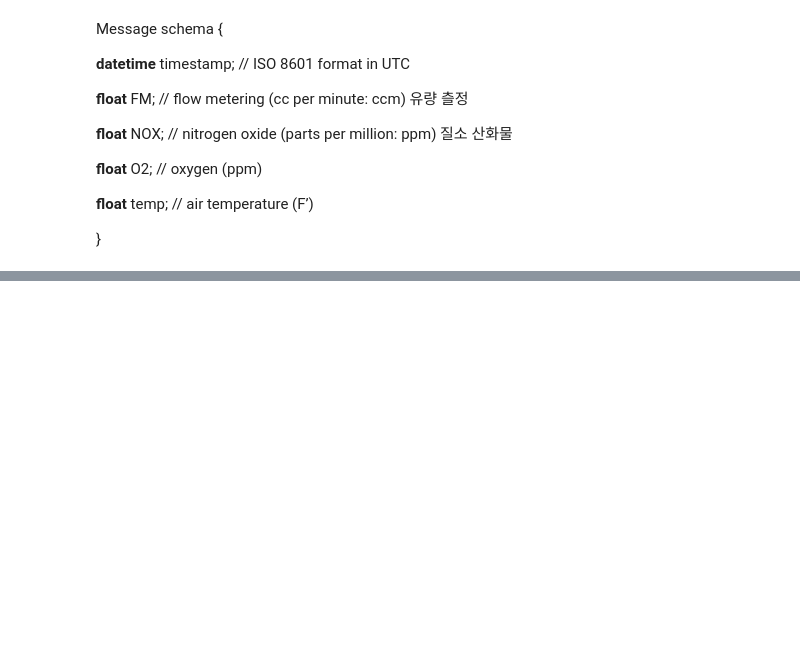
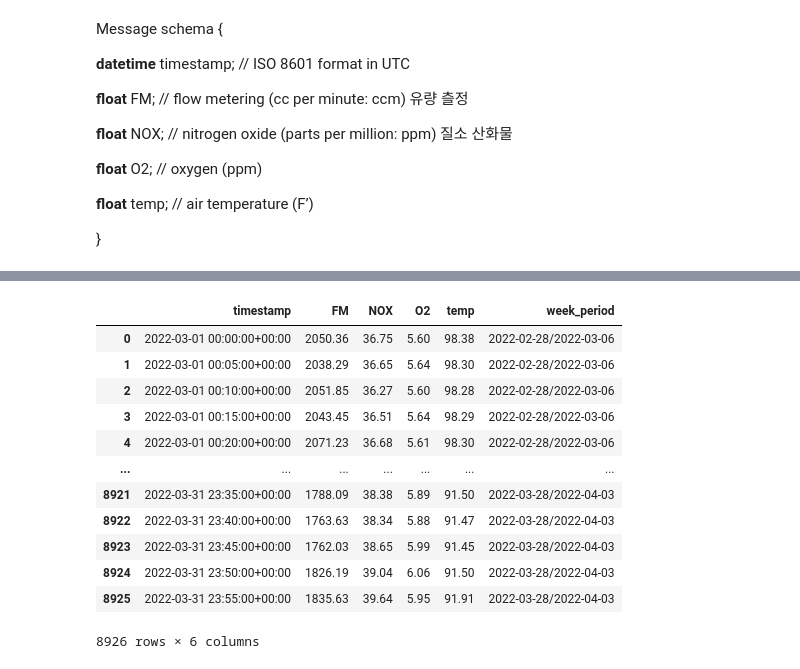
Before and after one commit to qor6/DataProcessing, a Jupyter notebook: BigDataAnalyze_donga/2.factory_air_pollution.ipynb, the cells around one changed output, grey strips where cells are left out. Cells and saved outputs as stored; diff of their text form; code cells hidden in the pictures; blank space fills up the shorter version.

```diff
--- a/BigDataAnalyze_donga/2.factory_air_pollution.ipynb
+++ b/BigDataAnalyze_donga/2.factory_air_pollution.ipynb
@@ -122,0 +143,3 @@ dtype: int64
+# %%
+df['timestamp'] = pd.to_datetime(df['timestamp'])
+df['timestamp']
@@ -122,0 +159,3 @@ dtype: int64
+# %%
+# 'timestamp' 열을 7일 간격의 period로 변환하여 새로운 열 'week_period'에 저장
+df['week_period'] = df['timestamp'].dt.to_period('W')
@@ -122,0 +218,16 @@ dtype: int64
+# %%
+df
+# %% [output]
+|  | timestamp | FM | NOX | O2 | temp | week_period |
+| 0 | 2022-03-01 00:00:00+00:00 | 2050.36 | 36.75 | 5.60 | 98.38 | 2022-02-28/2022-03-06 |
+| 1 | 2022-03-01 00:05:00+00:00 | 2038.29 | 36.65 | 5.64 | 98.30 | 2022-02-28/2022-03-06 |
+| 2 | 2022-03-01 00:10:00+00:00 | 2051.85 | 36.27 | 5.60 | 98.28 | 2022-02-28/2022-03-06 |
+| 3 | 2022-03-01 00:15:00+00:00 | 2043.45 | 36.51 | 5.64 | 98.29 | 2022-02-28/2022-03-06 |
+| 4 | 2022-03-01 00:20:00+00:00 | 2071.23 | 36.68 | 5.61 | 98.30 | 2022-02-28/2022-03-06 |
+| ... | ... | ... | ... | ... | ... | ... |
+| 8921 | 2022-03-31 23:35:00+00:00 | 1788.09 | 38.38 | 5.89 | 91.50 | 2022-03-28/2022-04-03 |
+| 8922 | 2022-03-31 23:40:00+00:00 | 1763.63 | 38.34 | 5.88 | 91.47 | 2022-03-28/2022-04-03 |
+| 8923 | 2022-03-31 23:45:00+00:00 | 1762.03 | 38.65 | 5.99 | 91.45 | 2022-03-28/2022-04-03 |
+| 8924 | 2022-03-31 23:50:00+00:00 | 1826.19 | 39.04 | 6.06 | 91.50 | 2022-03-28/2022-04-03 |
+| 8925 | 2022-03-31 23:55:00+00:00 | 1835.63 | 39.64 | 5.95 | 91.91 | 2022-03-28/2022-04-03 |
+8926 rows × 6 columns
```
Also changed, not shown: parts of 43 cells of this notebook.
